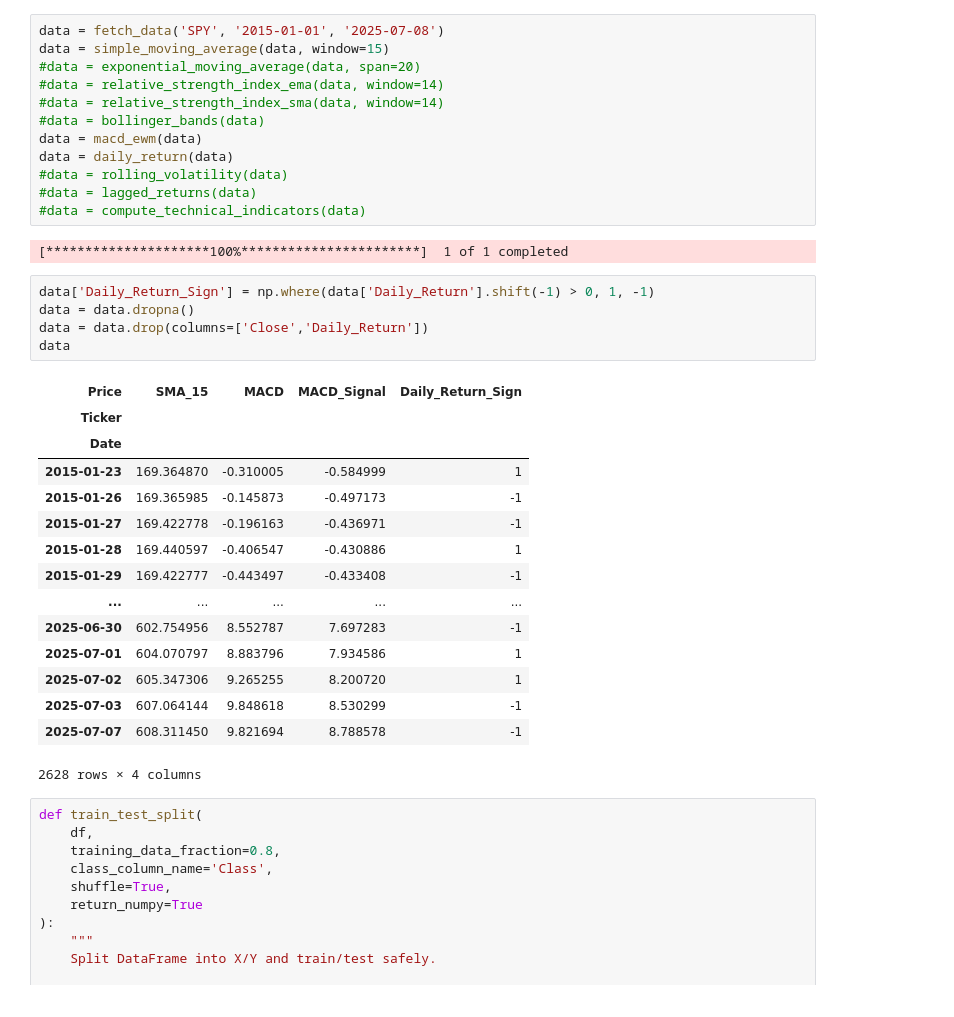
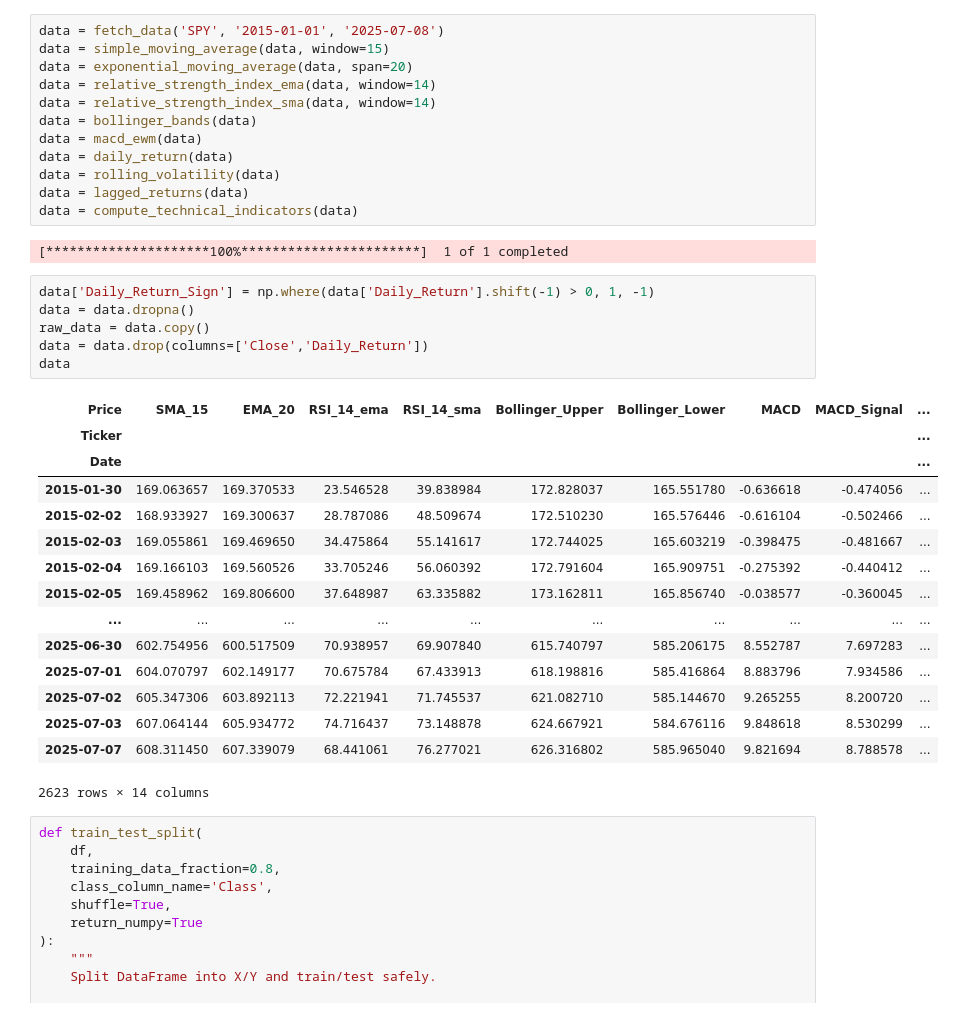
Before and after one commit to eliashuber2401/Machine-Learning-Project-Finance, a Jupyter notebook: Project main/Technical_Indicators.ipynb, the cells around one changed output. Cells and saved outputs as stored; diff of their text form.

```diff
--- a/Project main/Technical_Indicators.ipynb
+++ b/Project main/Technical_Indicators.ipynb
@@ -113,38 +113,39 @@ def compute_technical_indicators(data):
 # %%
 data = fetch_data('SPY', '2015-01-01', '2025-07-08')
 data = simple_moving_average(data, window=15)
-#data = exponential_moving_average(data, span=20)
-#data = relative_strength_index_ema(data, window=14)
-#data = relative_strength_index_sma(data, window=14)
-#data = bollinger_bands(data)
+data = exponential_moving_average(data, span=20)
+data = relative_strength_index_ema(data, window=14)
+data = relative_strength_index_sma(data, window=14)
+data = bollinger_bands(data)
 data = macd_ewm(data)
 data = daily_return(data)
-#data = rolling_volatility(data)
-#data = lagged_returns(data)
-#data = compute_technical_indicators(data)
+data = rolling_volatility(data)
+data = lagged_returns(data)
+data = compute_technical_indicators(data)
 # %% [output]
 [*********************100%***********************]  1 of 1 completed
 # %%
 data['Daily_Return_Sign'] = np.where(data['Daily_Return'].shift(-1) > 0, 1, -1)
 data = data.dropna()
+raw_data = data.copy()
 data = data.drop(columns=['Close','Daily_Return'])
 data
 # %% [output]
-| Price | SMA_15 | MACD | MACD_Signal | Daily_Return_Sign |
-| Ticker |  |  |  |  |
-| Date |  |  |  |  |
-| 2015-01-23 | 169.364870 | -0.310005 | -0.584999 | 1 |
-| 2015-01-26 | 169.365985 | -0.145873 | -0.497173 | -1 |
-| 2015-01-27 | 169.422778 | -0.196163 | -0.436971 | -1 |
-| 2015-01-28 | 169.440597 | -0.406547 | -0.430886 | 1 |
-| 2015-01-29 | 169.422777 | -0.443497 | -0.433408 | -1 |
-| ... | ... | ... | ... | ... |
-| 2025-06-30 | 602.754956 | 8.552787 | 7.697283 | -1 |
-| 2025-07-01 | 604.070797 | 8.883796 | 7.934586 | 1 |
-| 2025-07-02 | 605.347306 | 9.265255 | 8.200720 | 1 |
-| 2025-07-03 | 607.064144 | 9.848618 | 8.530299 | -1 |
-| 2025-07-07 | 608.311450 | 9.821694 | 8.788578 | -1 |
+| Price | SMA_15 | EMA_20 | RSI_14_ema | RSI_14_sma | Bollinger_Upper | Bollinger_Lower | MACD | MACD_Signal | ... |
+| Ticker |  |  |  |  |  |  |  |  | ... |
+| Date |  |  |  |  |  |  |  |  | ... |
+| 2015-01-30 | 169.063657 | 169.370533 | 23.546528 | 39.838984 | 172.828037 | 165.551780 | -0.636618 | -0.474056 | ... |
+| 2015-02-02 | 168.933927 | 169.300637 | 28.787086 | 48.509674 | 172.510230 | 165.576446 | -0.616104 | -0.502466 | ... |
+| 2015-02-03 | 169.055861 | 169.469650 | 34.475864 | 55.141617 | 172.744025 | 165.603219 | -0.398475 | -0.481667 | ... |
+| 2015-02-04 | 169.166103 | 169.560526 | 33.705246 | 56.060392 | 172.791604 | 165.909751 | -0.275392 | -0.440412 | ... |
+| 2015-02-05 | 169.458962 | 169.806600 | 37.648987 | 63.335882 | 173.162811 | 165.856740 | -0.038577 | -0.360045 | ... |
+| ... | ... | ... | ... | ... | ... | ... | ... | ... | ... |
+| 2025-06-30 | 602.754956 | 600.517509 | 70.938957 | 69.907840 | 615.740797 | 585.206175 | 8.552787 | 7.697283 | ... |
+| 2025-07-01 | 604.070797 | 602.149177 | 70.675784 | 67.433913 | 618.198816 | 585.416864 | 8.883796 | 7.934586 | ... |
+| 2025-07-02 | 605.347306 | 603.892113 | 72.221941 | 71.745537 | 621.082710 | 585.144670 | 9.265255 | 8.200720 | ... |
+| 2025-07-03 | 607.064144 | 605.934772 | 74.716437 | 73.148878 | 624.667921 | 584.676116 | 9.848618 | 8.530299 | ... |
+| 2025-07-07 | 608.311450 | 607.339079 | 68.441061 | 76.277021 | 626.316802 | 585.965040 | 9.821694 | 8.788578 | ... |
-2628 rows × 4 columns
+2623 rows × 14 columns
 # %%
 def train_test_split(
     df,
```
Also changed, not shown: parts of 15 cells of this notebook.
